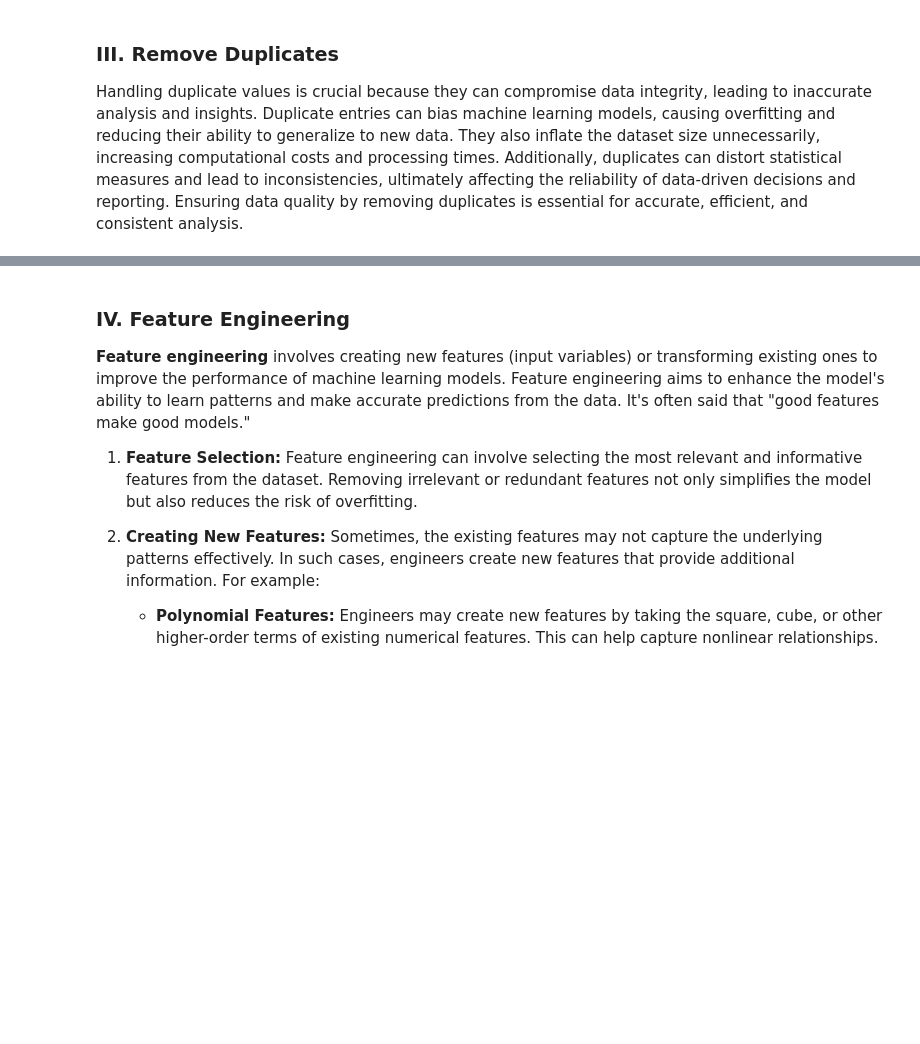
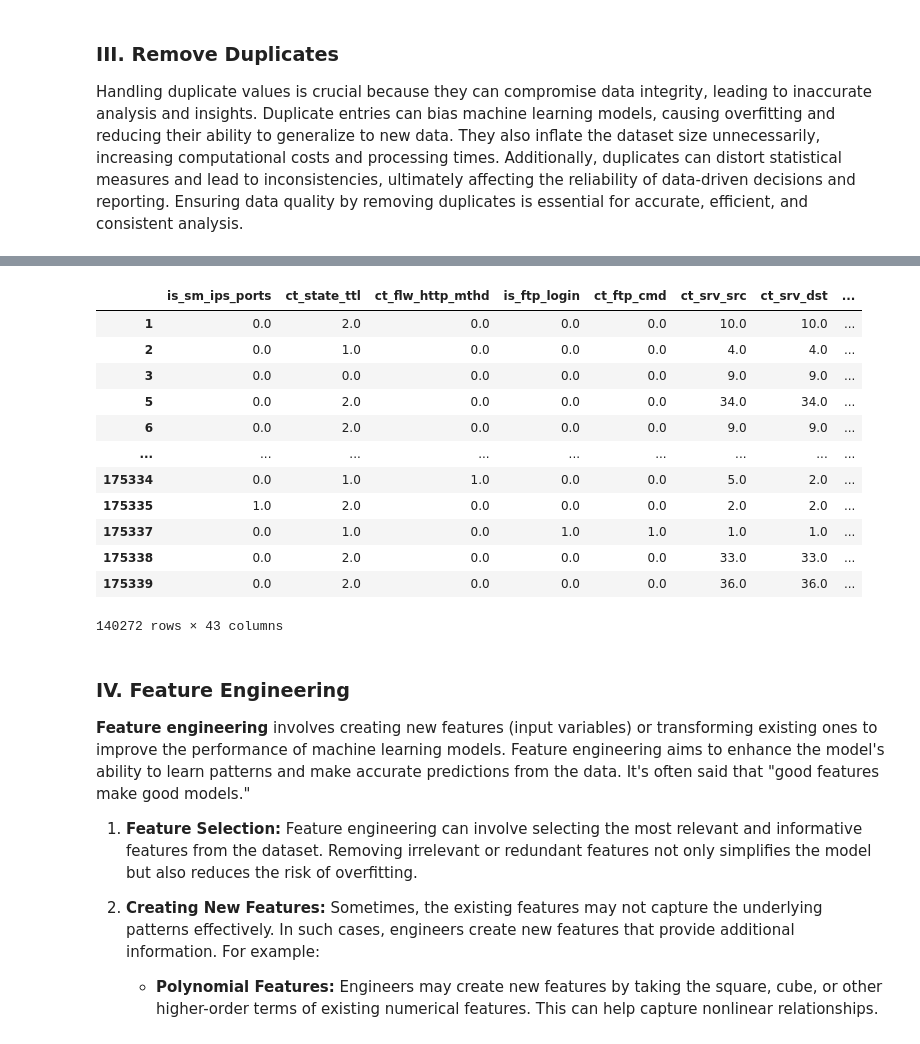
Before and after one commit to ChristopherBrian/Tubes2_AI_K02, a Jupyter notebook: src/IF3170_Artificial_Intelligence___Tugas_Besar_2_Notebook_Template.ipynb, the cells around one changed output, grey strips where cells are left out. Saved outputs shown, nothing was run; the diff lists cells and outputs as text; code cells hidden in the pictures; blank space fills up the shorter version.

```diff
--- a/src/IF3170_Artificial_Intelligence___Tugas_Besar_2_Notebook_Template.ipynb
+++ b/src/IF3170_Artificial_Intelligence___Tugas_Besar_2_Notebook_Template.ipynb
@@ -400,0 +413,13 @@ Handling duplicate values is crucial because they can compromise data integrity,
+# %%
+# Untuk duplicate, akan di drop segala row yang duplicate (untuk train dan validation) melalui pipeline
+# Hal ini dilakukan untuk menghindari bias
+# Hanya train set yang diremove duplicatenya
+
+def RemoveDuplicate(df):
+    return df.drop_duplicates()
+
+for i in range (len(X_train_array)):
+    X_train_array[i] = RemoveDuplicate(X_train_array[i])
+
+print(X_train_array[0].isna().sum())
+X_train_array[0].head()
@@ -401,3 +450,19 @@ Handling duplicate values is crucial because they can compromise data integrity,
+# %%
+X_train_array[0]
+# %% [output]
+|  | is_sm_ips_ports | ct_state_ttl | ct_flw_http_mthd | is_ftp_login | ct_ftp_cmd | ct_srv_src | ct_srv_dst | ... |
+| 1 | 0.0 | 2.0 | 0.0 | 0.0 | 0.0 | 10.0 | 10.0 | ... |
+| 2 | 0.0 | 1.0 | 0.0 | 0.0 | 0.0 | 4.0 | 4.0 | ... |
+| 3 | 0.0 | 0.0 | 0.0 | 0.0 | 0.0 | 9.0 | 9.0 | ... |
+| 5 | 0.0 | 2.0 | 0.0 | 0.0 | 0.0 | 34.0 | 34.0 | ... |
+| 6 | 0.0 | 2.0 | 0.0 | 0.0 | 0.0 | 9.0 | 9.0 | ... |
+| ... | ... | ... | ... | ... | ... | ... | ... | ... |
+| 175334 | 0.0 | 1.0 | 1.0 | 0.0 | 0.0 | 5.0 | 2.0 | ... |
+| 175335 | 1.0 | 2.0 | 0.0 | 0.0 | 0.0 | 2.0 | 2.0 | ... |
+| 175337 | 0.0 | 1.0 | 0.0 | 1.0 | 1.0 | 1.0 | 1.0 | ... |
+| 175338 | 0.0 | 2.0 | 0.0 | 0.0 | 0.0 | 33.0 | 33.0 | ... |
+| 175339 | 0.0 | 2.0 | 0.0 | 0.0 | 0.0 | 36.0 | 36.0 | ... |
+140272 rows × 43 columns
 # %% [markdown]
 ### IV. Feature Engineering
 
```
Also changed, not shown: parts of 18 cells of this notebook.
